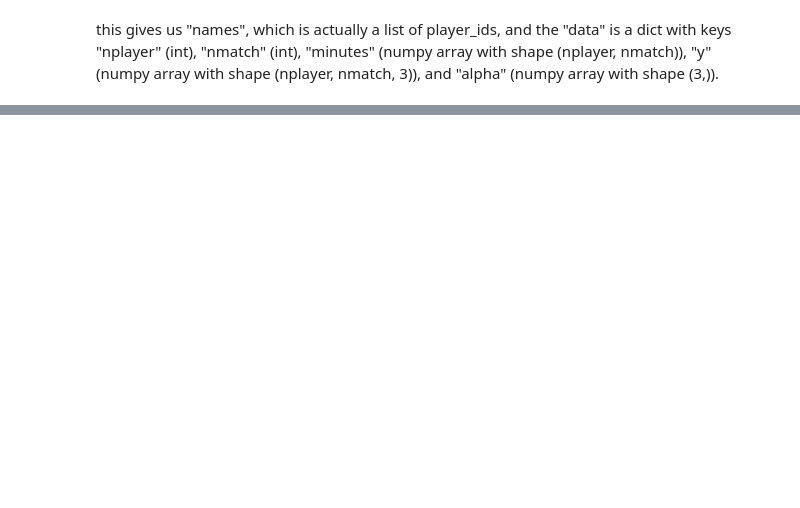
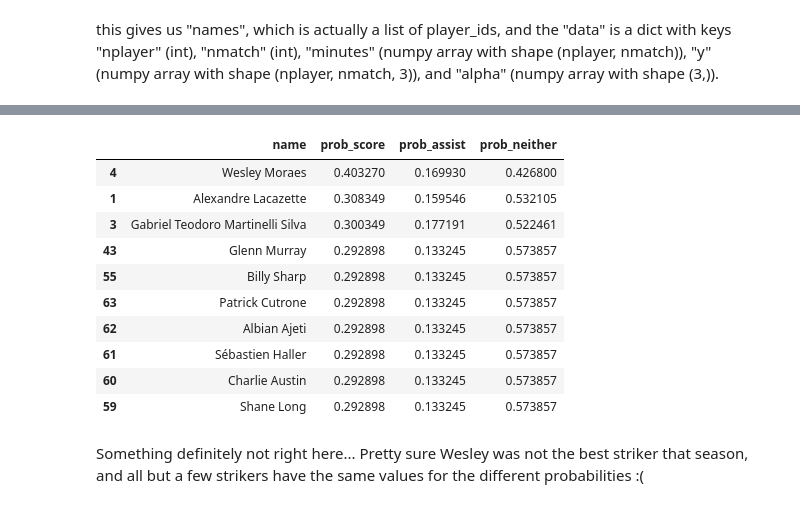
Before and after one commit to alan-turing-institute/AIrsenal, a Jupyter notebook: notebooks/numpyro_player_model.ipynb, the cells around one changed output, grey strips where cells are left out. Drawn from its saved outputs; the diff is of its cells as text; code cells hidden in the pictures; blank space fills up the shorter version.

```diff
--- a/notebooks/numpyro_player_model.ipynb
+++ b/notebooks/numpyro_player_model.ipynb
@@ -104,0 +185,16 @@ DeviceArray([[[[2, 0, 1],
+# %%
+df_fwd.sort_values(by='prob_score', ascending=False).head(10)
+# %% [output]
+|  | name | prob_score | prob_assist | prob_neither |
+| 4 | Wesley Moraes | 0.403270 | 0.169930 | 0.426800 |
+| 1 | Alexandre Lacazette | 0.308349 | 0.159546 | 0.532105 |
+| 3 | Gabriel Teodoro Martinelli Silva | 0.300349 | 0.177191 | 0.522461 |
+| 43 | Glenn Murray | 0.292898 | 0.133245 | 0.573857 |
+| 55 | Billy Sharp | 0.292898 | 0.133245 | 0.573857 |
+| 63 | Patrick Cutrone | 0.292898 | 0.133245 | 0.573857 |
+| 62 | Albian Ajeti | 0.292898 | 0.133245 | 0.573857 |
+| 61 | Sébastien Haller | 0.292898 | 0.133245 | 0.573857 |
+| 60 | Charlie Austin | 0.292898 | 0.133245 | 0.573857 |
+| 59 | Shane Long | 0.292898 | 0.133245 | 0.573857 |
+# %% [markdown]
+Something definitely not right here... Pretty sure Wesley was not the best striker that season, and all but a few strikers have the same values for the different probabilities :(
```
Also changed, not shown: parts of 16 cells of this notebook.
